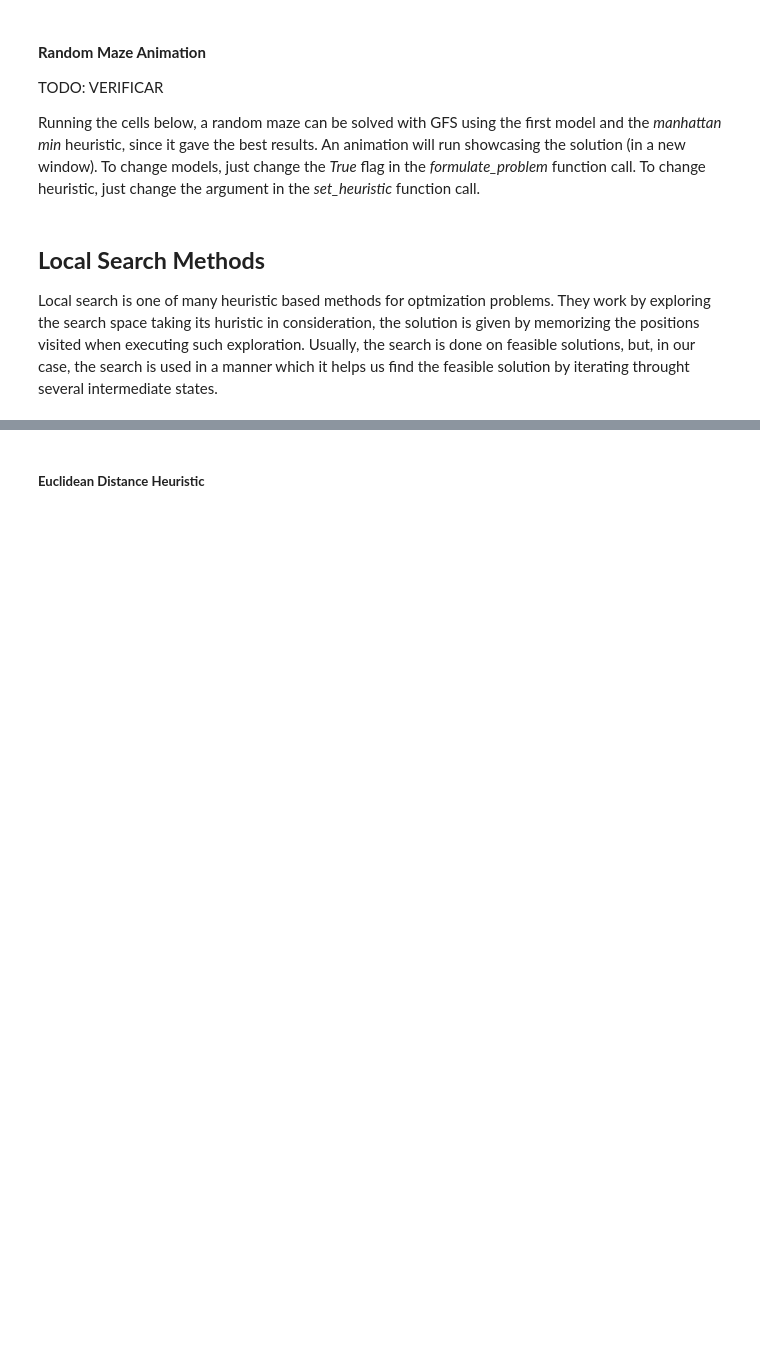
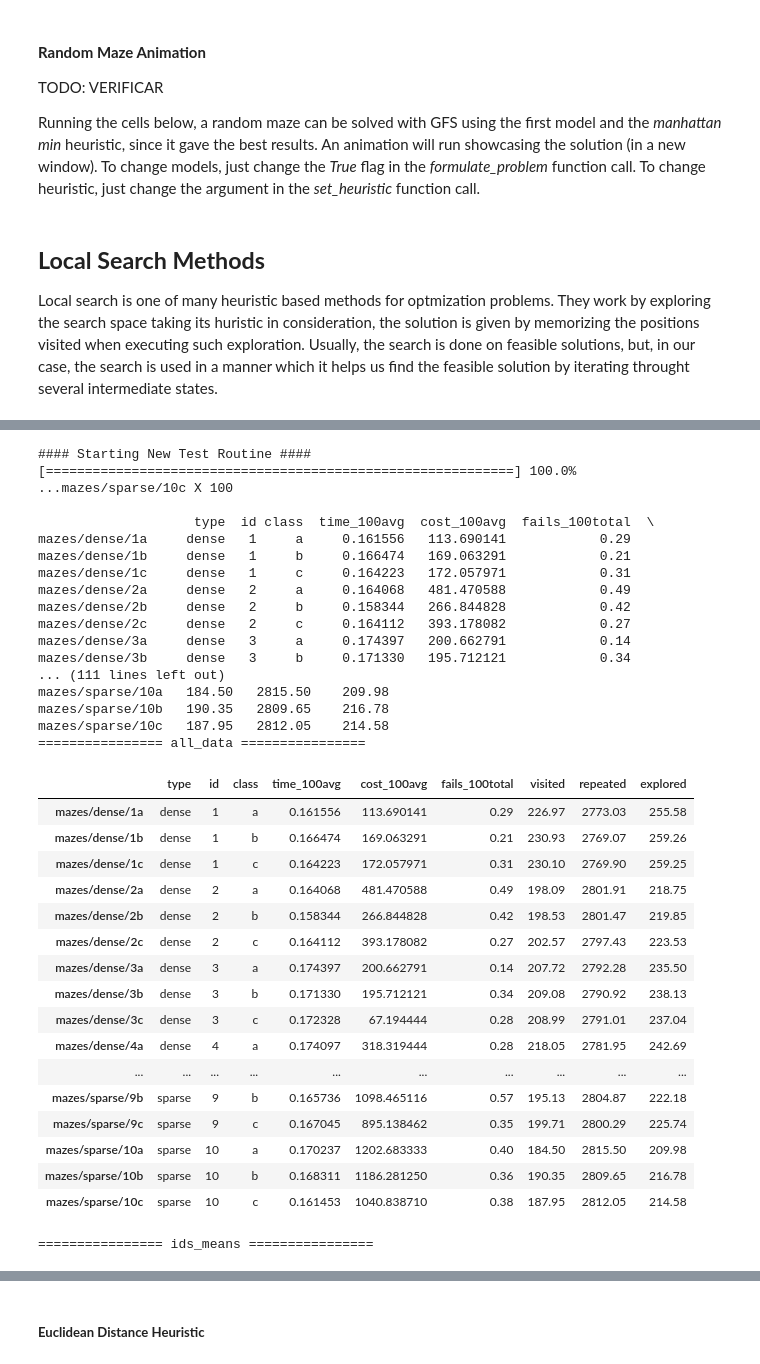
Before and after one commit to VFerrari/IntroductionToAI, a Jupyter notebook: project1.ipynb, the cells around one changed output, grey strips where cells are left out. Saved outputs shown, nothing was run; the diff lists cells and outputs as text; code cells hidden in the pictures; blank space fills up the shorter version.

```diff
--- a/project1.ipynb
+++ b/project1.ipynb
@@ -1472,0 +1470,5 @@ The function responsible for controling the probability `p` takes three paramete
+# %%
+# Cooling function for simulated annealing
+def cooler(k=5, lam=0.0003, limit=3000):
+    """One possible schedule function for simulated annealing"""
+    return lambda t: (k * np.exp(-lam * t) if t < limit else 0)
@@ -1472,0 +1511,15 @@ The function responsible for controling the probability `p` takes three paramete
+# %%
+def annealing(problem, maze, goal, heuristic):
+    # Copy for post processing
+    maze_ref = maze.copy()
+
+    # Define Heuristic
+    problem.heuristic = heuristic
+
+    # Solve with Simulated Annealing
+    states = simulated_annealing_full(problem, schedule=cooler())
+
+    # Get the best path found
+    best = get_best_path(states, maze_ref, goal)
+
+    return best
@@ -1473 +1530,6 @@ The function responsible for controling the probability `p` takes three paramete
+# %%
+def simulated_annealing(agent, maze, init, goal, *args):
+    agent.formulate_problem(init, goal, False, [])
+    agent.search(annealing, maze, goal, *args[0])
+    return agent.get_solution()[1]
 # %% [markdown]
@@ -1475,19 +1536,48 @@ The function responsible for controling the probability `p` takes three paramete
 ##### **Path Cost Heuristic**
 # %%
-from SimulatedAnnealing import annealing
-
-annealing.choose = "pathcost"
-
-def simulated_annealing_euclidean(agent, maze, init, goal, *args):
-    agent.formulate_problem((init,0), goal, False, True, [])
-    agent.search(annealing, maze, goal)
-    return agent.get_solution()[1]
-
-dataframes = run_tests(   test_files,
-                          simulated_annealing_euclidean,
-                          [],
-                          repeat=100)
+dataframes = run_tests(
+                test_files,
+                simulated_annealing,
+                ['pathcost'],
+                repeat=100,
+                )
 
 for df in dataframes:
     print(f'================ {df.name} ================\n')
     display(df)
+# %% [output]
+#### Starting New Test Routine ####
+[============================================================] 100.0% ...mazes/sparse/10c X 100
+
+                    type  id class  time_100avg  cost_100avg  fails_100total  \
+mazes/dense/1a     dense   1     a     0.161556   113.690141            0.29
+mazes/dense/1b     dense   1     b     0.166474   169.063291            0.21
+mazes/dense/1c     dense   1     c     0.164223   172.057971            0.31
+mazes/dense/2a     dense   2     a     0.164068   481.470588            0.49
+mazes/dense/2b     dense   2     b     0.158344   266.844828            0.42
+mazes/dense/2c     dense   2     c     0.164112   393.178082            0.27
+mazes/dense/3a     dense   3     a     0.174397   200.662791            0.14
+mazes/dense/3b     dense   3     b     0.171330   195.712121            0.34
+... (111 lines left out)
+mazes/sparse/10a   184.50   2815.50    209.98
+mazes/sparse/10b   190.35   2809.65    216.78
+mazes/sparse/10c   187.95   2812.05    214.58
+================ all_data ================
+|  | type | id | class | time_100avg | cost_100avg | fails_100total | visited | repeated | explored |
+| mazes/dense/1a | dense | 1 | a | 0.161556 | 113.690141 | 0.29 | 226.97 | 2773.03 | 255.58 |
+| mazes/dense/1b | dense | 1 | b | 0.166474 | 169.063291 | 0.21 | 230.93 | 2769.07 | 259.26 |
+| mazes/dense/1c | dense | 1 | c | 0.164223 | 172.057971 | 0.31 | 230.10 | 2769.90 | 259.25 |
+| mazes/dense/2a | dense | 2 | a | 0.164068 | 481.470588 | 0.49 | 198.09 | 2801.91 | 218.75 |
+| mazes/dense/2b | dense | 2 | b | 0.158344 | 266.844828 | 0.42 | 198.53 | 2801.47 | 219.85 |
+| mazes/dense/2c | dense | 2 | c | 0.164112 | 393.178082 | 0.27 | 202.57 | 2797.43 | 223.53 |
+| mazes/dense/3a | dense | 3 | a | 0.174397 | 200.662791 | 0.14 | 207.72 | 2792.28 | 235.50 |
+| mazes/dense/3b | dense | 3 | b | 0.171330 | 195.712121 | 0.34 | 209.08 | 2790.92 | 238.13 |
+| mazes/dense/3c | dense | 3 | c | 0.172328 | 67.194444 | 0.28 | 208.99 | 2791.01 | 237.04 |
+| mazes/dense/4a | dense | 4 | a | 0.174097 | 318.319444 | 0.28 | 218.05 | 2781.95 | 242.69 |
+| ... | ... | ... | ... | ... | ... | ... | ... | ... | ... |
+| mazes/sparse/9b | sparse | 9 | b | 0.165736 | 1098.465116 | 0.57 | 195.13 | 2804.87 | 222.18 |
+| mazes/sparse/9c | sparse | 9 | c | 0.167045 | 895.138462 | 0.35 | 199.71 | 2800.29 | 225.74 |
+| mazes/sparse/10a | sparse | 10 | a | 0.170237 | 1202.683333 | 0.40 | 184.50 | 2815.50 | 209.98 |
+| mazes/sparse/10b | sparse | 10 | b | 0.168311 | 1186.281250 | 0.36 | 190.35 | 2809.65 | 216.78 |
+| mazes/sparse/10c | sparse | 10 | c | 0.161453 | 1040.838710 | 0.38 | 187.95 | 2812.05 | 214.58 |
+================ ids_means ================
```
Also changed, not shown: parts of 16 cells of this notebook, 21 other files.
